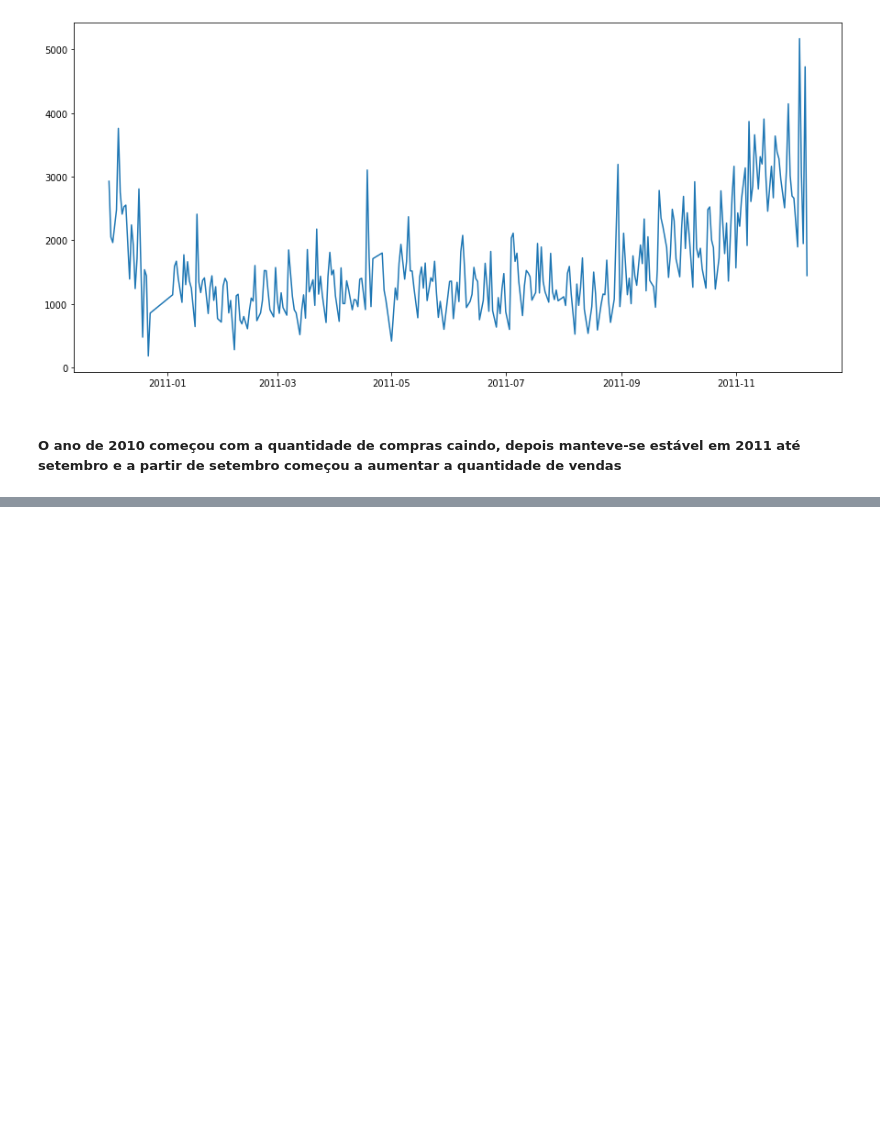
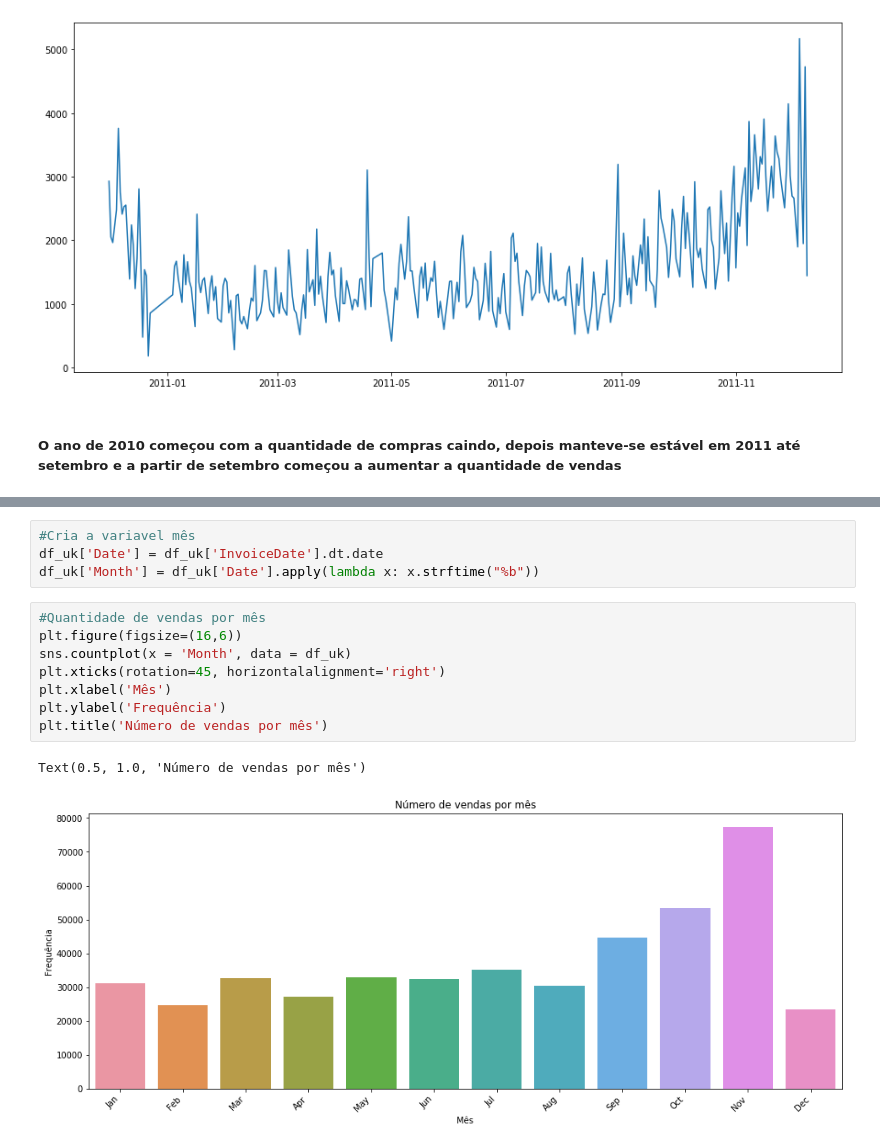
Before and after one commit to Vinicius-Passos-git/Python, a Jupyter notebook: RFM e LTV/RFM_LTV.ipynb, the cells around one changed output, grey strips where cells are left out. Cells and saved outputs as stored; diff of their text form; blank space fills up the shorter version.

```diff
--- a/RFM e LTV/RFM_LTV.ipynb
+++ b/RFM e LTV/RFM_LTV.ipynb
@@ -165,0 +195,15 @@ df_uk.groupby('year').agg({'Total_Purchase': 'sum'})
+# %%
+#Cria a variavel mês
+df_uk['Date'] = df_uk['InvoiceDate'].dt.date
+df_uk['Month'] = df_uk['Date'].apply(lambda x: x.strftime("%b"))
+# %%
+#Quantidade de vendas por mês
+plt.figure(figsize=(16,6))
+sns.countplot(x = 'Month', data = df_uk)
+plt.xticks(rotation=45, horizontalalignment='right')
+plt.xlabel('Mês')
+plt.ylabel('Frequência')
+plt.title('Número de vendas por mês')
+# %% [output]
+Text(0.5, 1.0, 'Número de vendas por mês')
+[figure, added]
```
Also changed, not shown: parts of 24 cells of this notebook.
